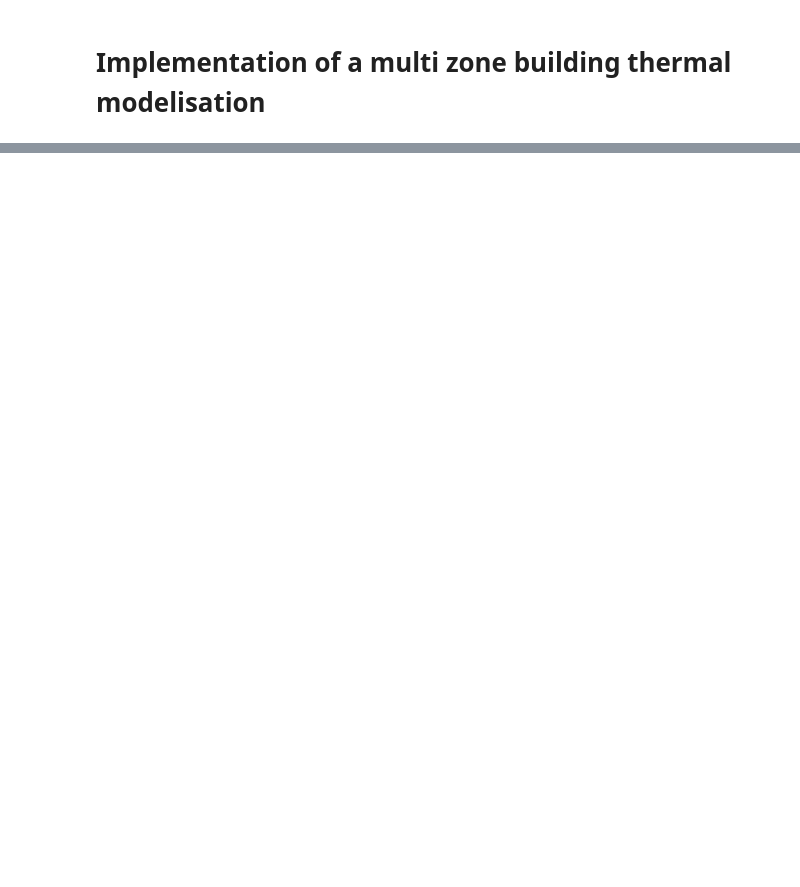
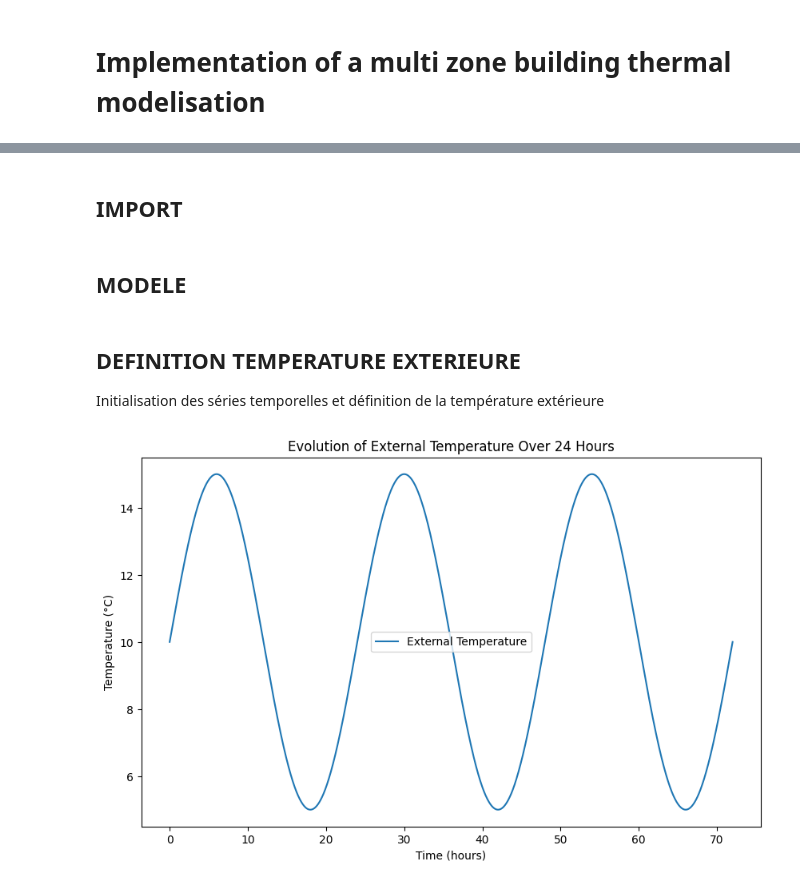
Before and after one commit to Timo-they/NN-Hybrid-Model-Thermal, a Jupyter notebook: Thermal_Model.ipynb, the cells around one changed output, grey strips where cells are left out. Saved outputs shown, nothing was run; the diff lists cells and outputs as text; code cells hidden in the pictures; blank space fills up the shorter version.

```diff
--- a/Thermal_Model.ipynb
+++ b/Thermal_Model.ipynb
@@ -71,11 +74,15 @@ VOLUME_MATERIAU = EPAISSEUR_MATERIAU * SURFACE_MURALE # m³
 RO_MATERIAU = 2400 # kg/m³ (béton)
 C_MATERIAU = 880 # J/kg.K (béton)
 CS = RO_MATERIAU * C_MATERIAU * VOLUME_MATERIAU # J/K
+# %% [markdown]
+## IMPORT
 # %%
 import numpy as np
 from scipy.integrate import solve_ivp
 from scipy.interpolate import interp1d
 import matplotlib.pyplot as plt
+# %% [markdown]
+## MODELE
 # %%
 class Zone:
     def __init__(self, nom, initial_temp = 20):
@@ -177,3 +193,22 @@ def ajouter_a_cote_NS(zone1, zone2):
 def ajouter_a_cote_EW(zone1, zone2):
     zone1.add_neighbor(zone2, "E")
     zone2.add_neighbor(zone1, "W")
+# %% [markdown]
+## DEFINITION TEMPERATURE EXTERIEURE
+Initialisation des séries temporelles et définition de la température extérieure
+# %%
+#### INITIALISATION DES SERIES TEMPORELLES ####
+NB_JOURS = 3
+time_points = np.linspace(0, NB_JOURS * 24 * 3600, NB_JOURS * 24 * 3600 + 1)
+external_temp_values = 10 + 5 * np.sin(2 * np.pi * time_points / (24 * 3600))
+
+# Profil d'évolution de la température externe
+plt.figure(figsize=(10, 6))
+plt.plot(time_points / 3600, external_temp_values, label="External Temperature")
+plt.xlabel("Time (hours)")
+plt.ylabel("Temperature (°C)")
+plt.title("Evolution of External Temperature Over 24 Hours")
+plt.legend()
+plt.show()
+# %% [output]
+[figure, added]
```
Also changed, not shown: parts of 15 cells of this notebook.
